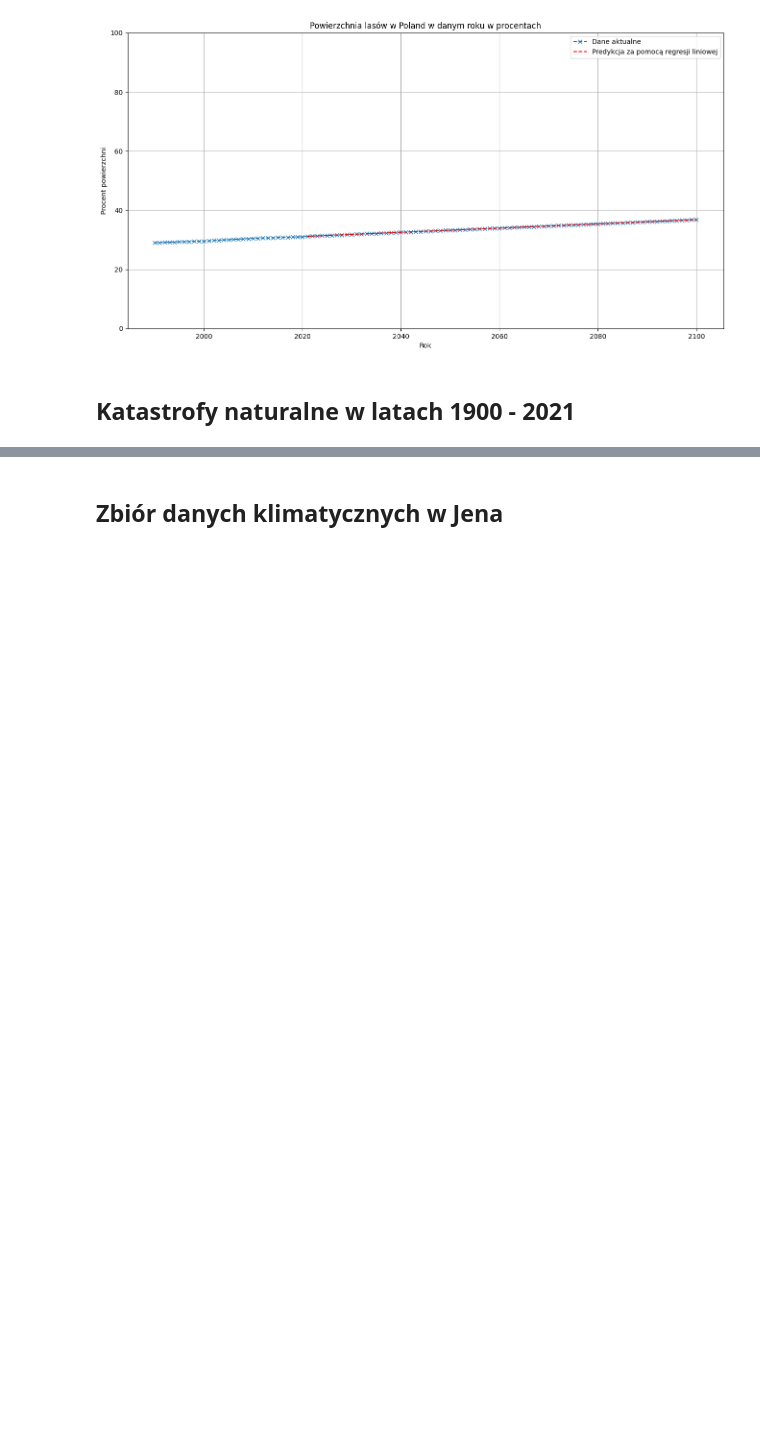
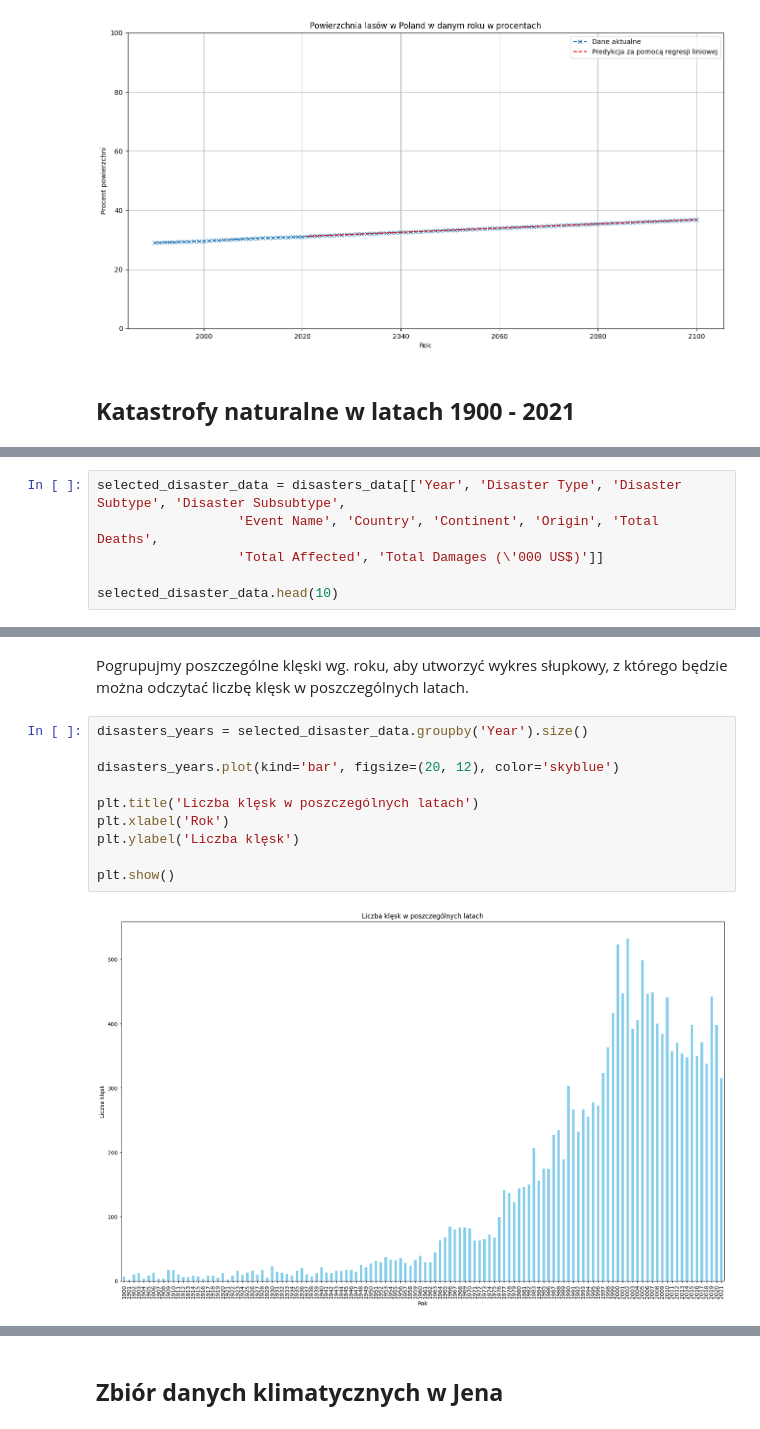
Before and after one commit to kuba172/analiza-zmian-klimatycznych-metodami-uczenia-maszynowego, a Jupyter notebook: Analiza zmian klimatu metodą uczenia maszynowego.ipynb, the cells around one changed output, grey strips where cells are left out. Cells and saved outputs as stored; diff of their text form; blank space fills up the shorter version.

Commit message:
Add plot about disastters and two tabels

```diff
--- a/Analiza zmian klimatu metodą uczenia maszynowego.ipynb
+++ b/Analiza zmian klimatu metodą uczenia maszynowego.ipynb
@@ -1070,0 +1181,6 @@ disasters_data.head(10)
+# %%
+selected_disaster_data = disasters_data[['Year', 'Disaster Type', 'Disaster Subtype', 'Disaster Subsubtype',
+                  'Event Name', 'Country', 'Continent', 'Origin', 'Total Deaths',
+                  'Total Affected', 'Total Damages (\'000 US$)']]
+
+selected_disaster_data.head(10)
@@ -1070,0 +1199,14 @@ disasters_data.head(10)
+# %% [markdown]
+Pogrupujmy poszczególne klęski wg. roku, aby utworzyć wykres słupkowy, z którego będzie można odczytać liczbę klęsk w poszczególnych latach.
+# %%
+disasters_years = selected_disaster_data.groupby('Year').size()
+
+disasters_years.plot(kind='bar', figsize=(20, 12), color='skyblue')
+
+plt.title('Liczba klęsk w poszczególnych latach')
+plt.xlabel('Rok')
+plt.ylabel('Liczba klęsk')
+
+plt.show()
+# %% [output]
+[figure, added]
```
Also changed, not shown: parts of 7 cells of this notebook.
